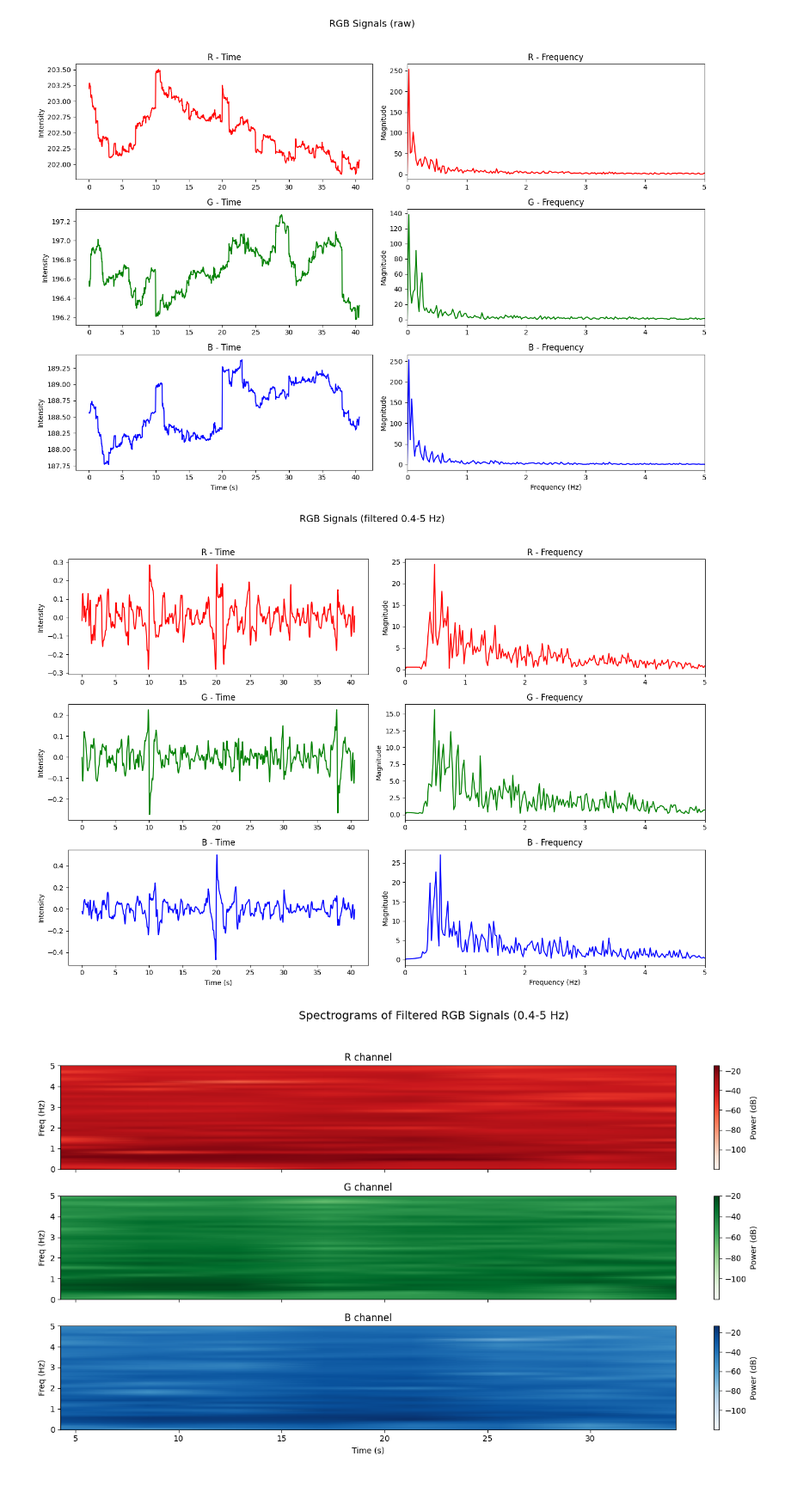
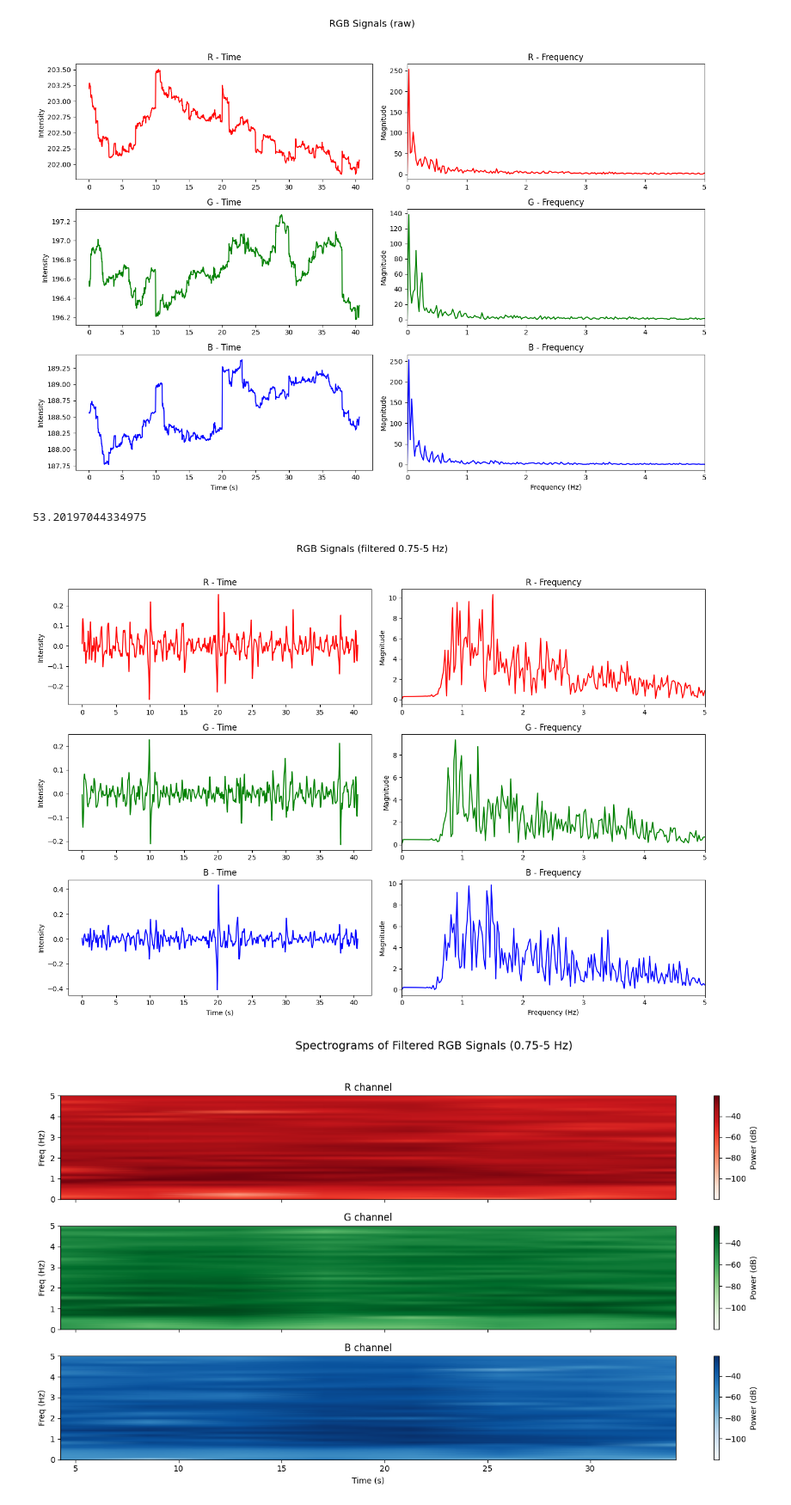
Before and after one commit to sophia-celine/rPPG, a Jupyter notebook: initial_tests/rPPGrough.ipynb, the cells around one changed output. Shown at 86% size. Cells and saved outputs as stored; diff of their text form; code cells hidden in the pictures.

```diff
--- a/initial_tests/rPPGrough.ipynb
+++ b/initial_tests/rPPGrough.ipynb
@@ -246,5 +375,6 @@ def plot_filtered_signals(df, lowcut, highcut, filter_order=4, fps=30):
 # %%
-plot_filtered_signals(pd.read_csv('rgb_signals_android.csv'), 0.4, 5, 5)
+plot_filtered_signals(pd.read_csv('rgb_signals_android.csv'), 0.75, 5, 5)
 # %% [output]
+53.20197044334975
-[figure, old version]
+[figure, new version]
-[figure, old version]
+[figure, new version]
```
Also changed, not shown: parts of 17 cells of this notebook, 2 other files.
